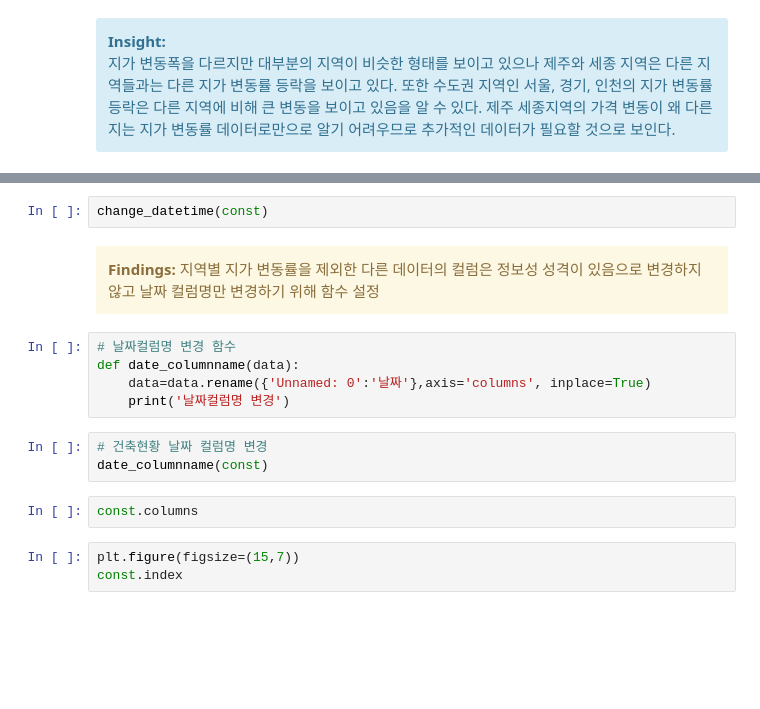
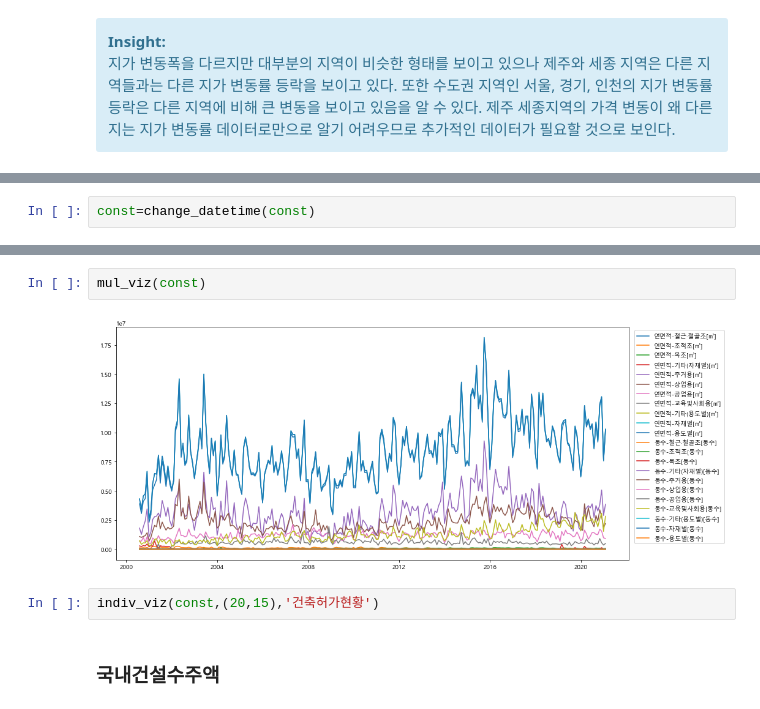
Before and after one commit to sunny0103/personal_project_public_data, a Jupyter notebook: Korea Real Estate Visualization.ipynb, the cells around one changed output, grey strips where cells are left out. Drawn from its saved outputs; the diff is of its cells as text; blank space fills up the shorter version.

```diff
--- a/Korea Real Estate Visualization.ipynb
+++ b/Korea Real Estate Visualization.ipynb
@@ -155,0 +186,2 @@ const.info()
+# %%
+const=change_datetime(const)
@@ -156,21 +208,11 @@ const.info()
 # %%
-change_datetime(const)
+mul_viz(const)
+# %% [output]
+[figure, added]
-# %% [markdown]
-<div class="alert alert-block alert-warning">
-    <b>Findings: </b> 지역별 지가 변동률을 제외한 다른 데이터의 컬럼은 정보성 성격이 있음으로 변경하지 않고 날짜 컬럼명만 변경하기 위해 함수 설정</div>
-# %%
-# 날짜컬럼명 변경 함수
-def date_columnname(data):
-    data=data.rename({'Unnamed: 0':'날짜'},axis='columns', inplace=True)
-    print('날짜컬럼명 변경')
-# %%
-# 건축현황 날짜 컬럼명 변경
-date_columnname(const)
-# %%
-const.columns
-# %%
-plt.figure(figsize=(15,7))
-const.index
+# %%
+indiv_viz(const,(20,15),'건축허가현황')
+# %% [markdown]
+### 국내건설수주액
 # %%
 domestic=pd.read_csv('data/realestate/국내건설수주액.csv',parse_dates=True)
 domestic.info()
```
Also changed, not shown: parts of 64 cells of this notebook.
